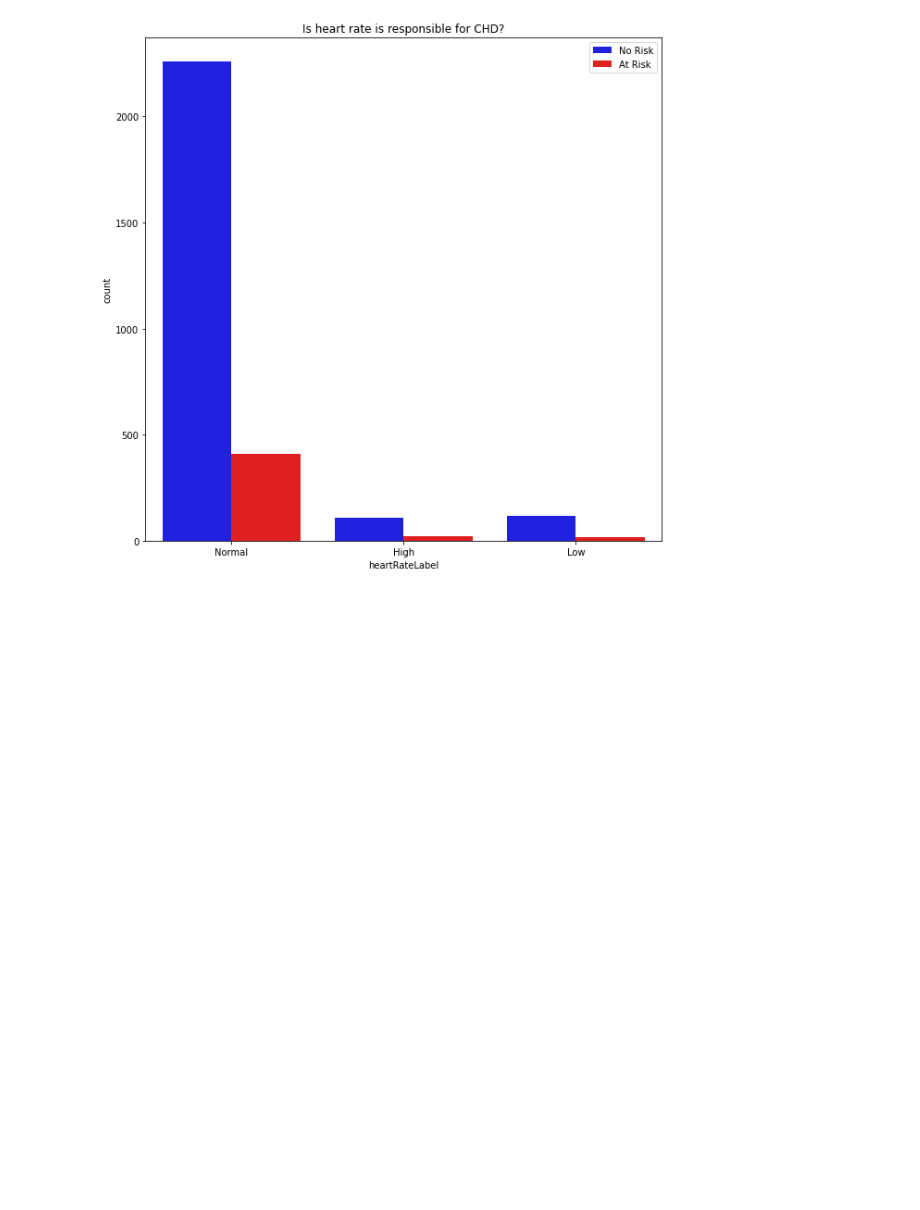
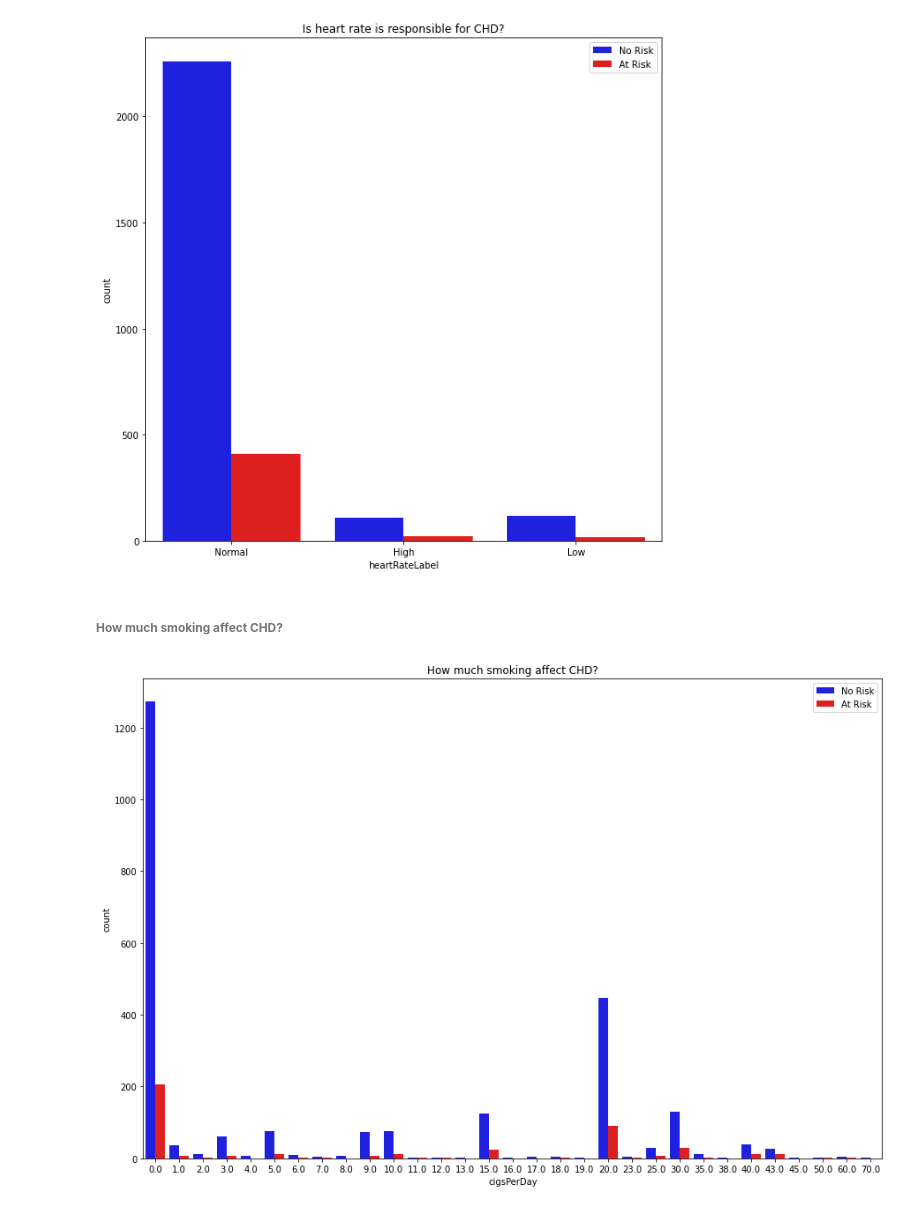
Before and after one commit to ambika1us/Cardiovascular_Risk_Prediction, a Jupyter notebook: Ambika_Prasad_Cardiovascular_Risk_Prediction.ipynb, the cells around one changed output. Drawn from its saved outputs; the diff is of its cells as text; code cells hidden in the pictures; blank space fills up the shorter version.

```diff
--- a/Ambika_Prasad_Cardiovascular_Risk_Prediction.ipynb
+++ b/Ambika_Prasad_Cardiovascular_Risk_Prediction.ipynb
@@ -329,3 +329,13 @@ plt.legend(['No Risk','At Risk'])
 plt.show()
 # %% [output]
 [figure]
+# %% [markdown]
+<h6><b>How much smoking affect CHD?</b></h6>
+# %%
+plt.figure(figsize=(15,10))
+sns.countplot(x=crp_df['cigsPerDay'],hue=crp_df['TenYearCHD'],palette=pale)
+plt.title('How much smoking affect CHD?')
+plt.legend(['No Risk','At Risk'])
+plt.show()
+# %% [output]
+[figure, added]
```
Also changed, not shown: parts of 21 cells of this notebook.
